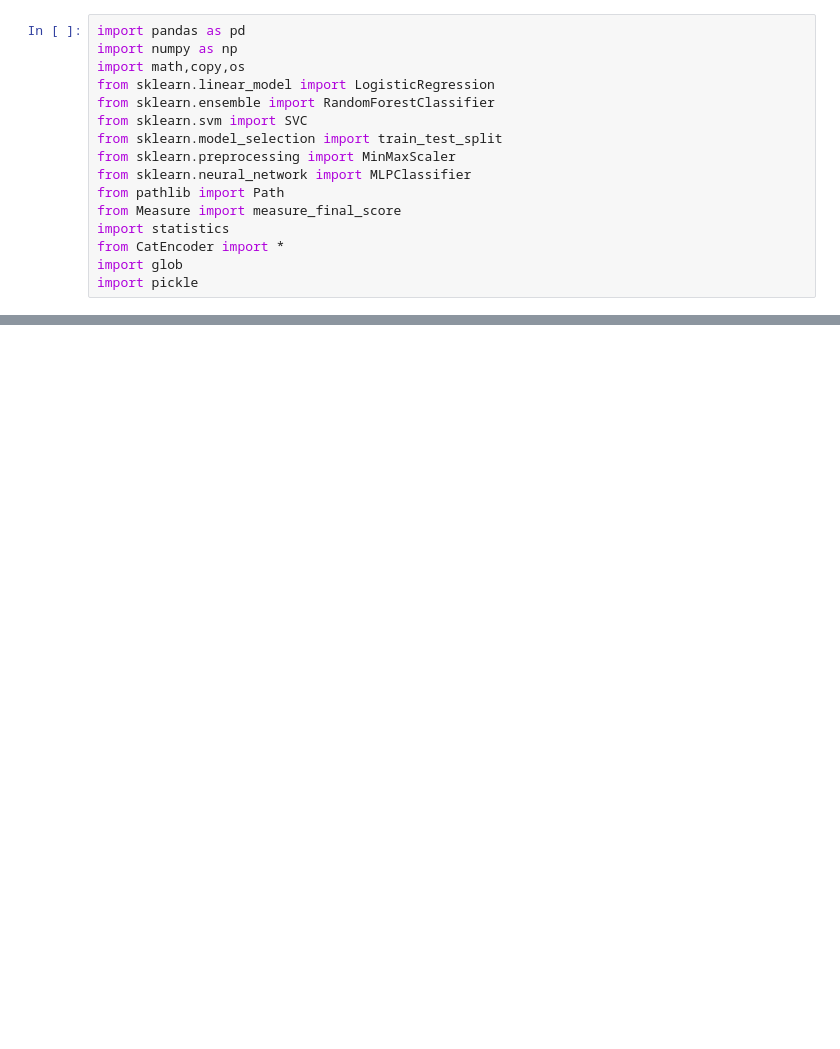
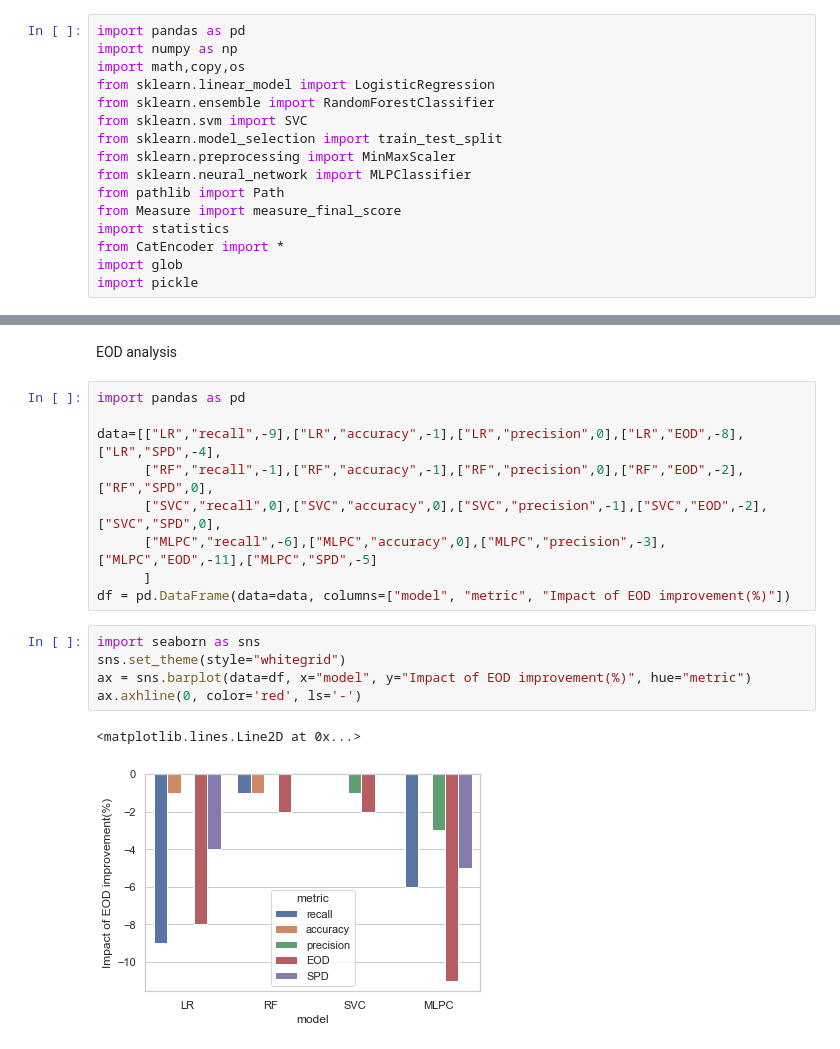
Before and after one commit to gherbay/analyse_fairness, a Jupyter notebook: sensitivity_analysis.ipynb, the cells around one changed output, grey strips where cells are left out. Drawn from its saved outputs; the diff is of its cells as text; blank space fills up the shorter version.

```diff
--- a/sensitivity_analysis.ipynb
+++ b/sensitivity_analysis.ipynb
@@ -50,0 +211,19 @@ print(a)
+# %% [markdown]
+EOD analysis
+# %%
+import pandas as pd
+
+data=[["LR","recall",-9],["LR","accuracy",-1],["LR","precision",0],["LR","EOD",-8],["LR","SPD",-4],
+      ["RF","recall",-1],["RF","accuracy",-1],["RF","precision",0],["RF","EOD",-2],["RF","SPD",0],
+      ["SVC","recall",0],["SVC","accuracy",0],["SVC","precision",-1],["SVC","EOD",-2],["SVC","SPD",0],
+      ["MLPC","recall",-6],["MLPC","accuracy",0],["MLPC","precision",-3],["MLPC","EOD",-11],["MLPC","SPD",-5]
+      ]
+df = pd.DataFrame(data=data, columns=["model", "metric", "Impact of EOD improvement(%)"])
+# %%
+import seaborn as sns
+sns.set_theme(style="whitegrid")
+ax = sns.barplot(data=df, x="model", y="Impact of EOD improvement(%)", hue="metric")
+ax.axhline(0, color='red', ls='-')
+# %% [output]
+<matplotlib.lines.Line2D at 0x...>
+[figure, added]
```
Also changed, not shown: parts of 25 cells of this notebook, 3 other files.
